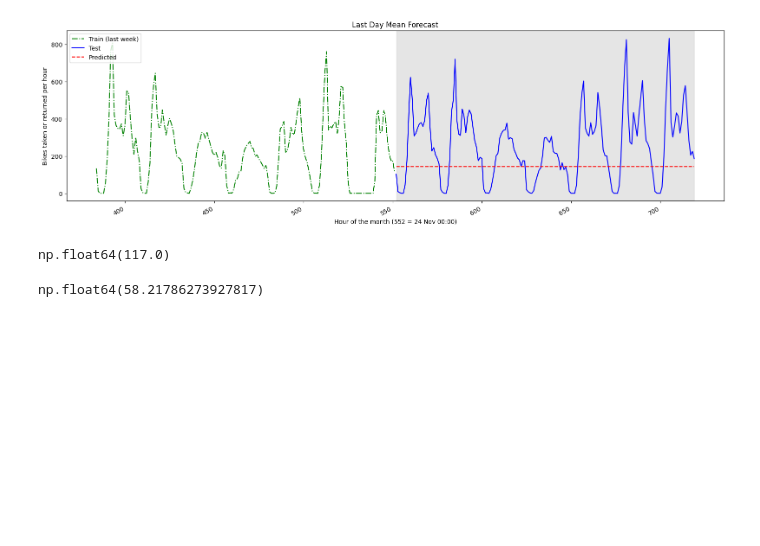
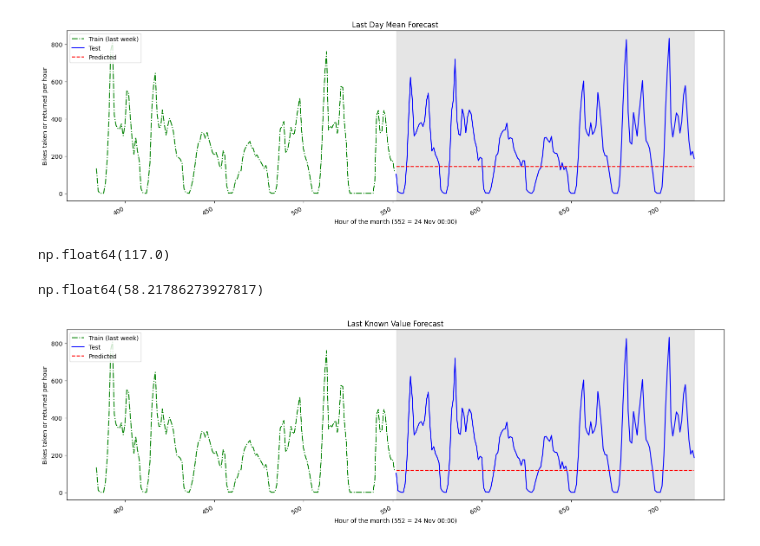
Before and after one commit to pericles-1995/CA1-2026193, a Jupyter notebook: CA1_Machine_Learning.ipynb, the cells around one changed output. Cells and saved outputs as stored; diff of their text form; code cells hidden in the pictures; blank space fills up the shorter version.

```diff
--- a/CA1_Machine_Learning.ipynb
+++ b/CA1_Machine_Learning.ipynb
@@ -1170,3 +1171,20 @@ mape_last = mape(test['Activity'][service_hours], test['pred_last'][service_hour
 mape_last
 # %% [output]
 np.float64(58.21786273927817)
+# %%
+# Display the last week of training, the testing part and the prediction
+fig, ax = plt.subplots(figsize = (16, 5))
+
+ax.plot(train.index[-168:], train['Activity'][-168:], 'g-.', label = 'Train (last week)')
+ax.plot(test.index, test['Activity'], 'b-', label = 'Test')
+ax.plot(test.index, test['pred_last'], 'r--', label = 'Predicted')
+ax.set_title('Last Known Value Forecast')
+ax.set_xlabel('Hour of the month (552 = 24 Nov 00:00)')
+ax.set_ylabel('Bikes taken or returned per hour')
+ax.axvspan(test.index.min(), test.index.max(), color = '#808080', alpha = 0.2)
+ax.legend(loc = 2)
+
+fig.autofmt_xdate()
+plt.tight_layout()
+# %% [output]
+[figure, added]
```
Also changed, not shown: parts of 27 cells of this notebook.
